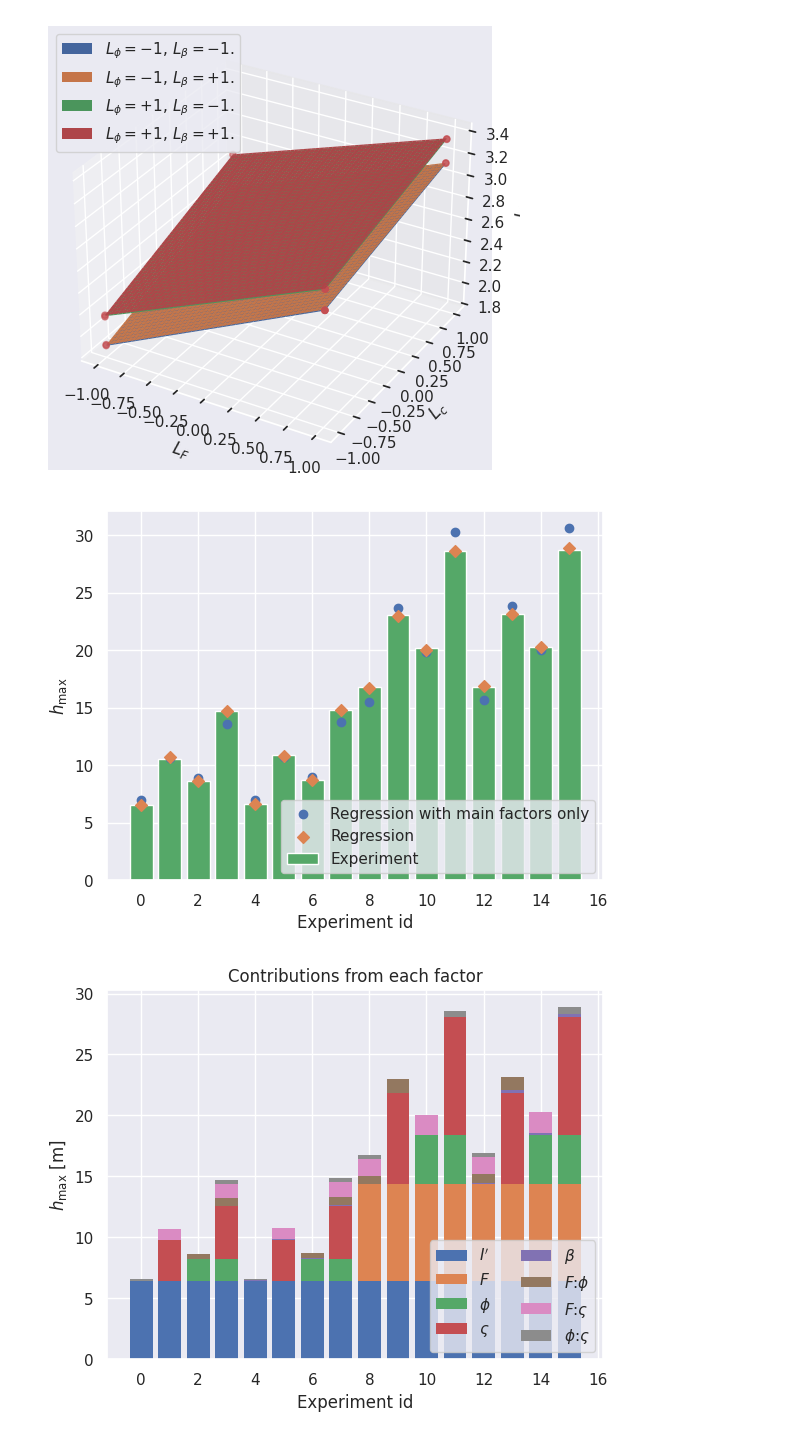
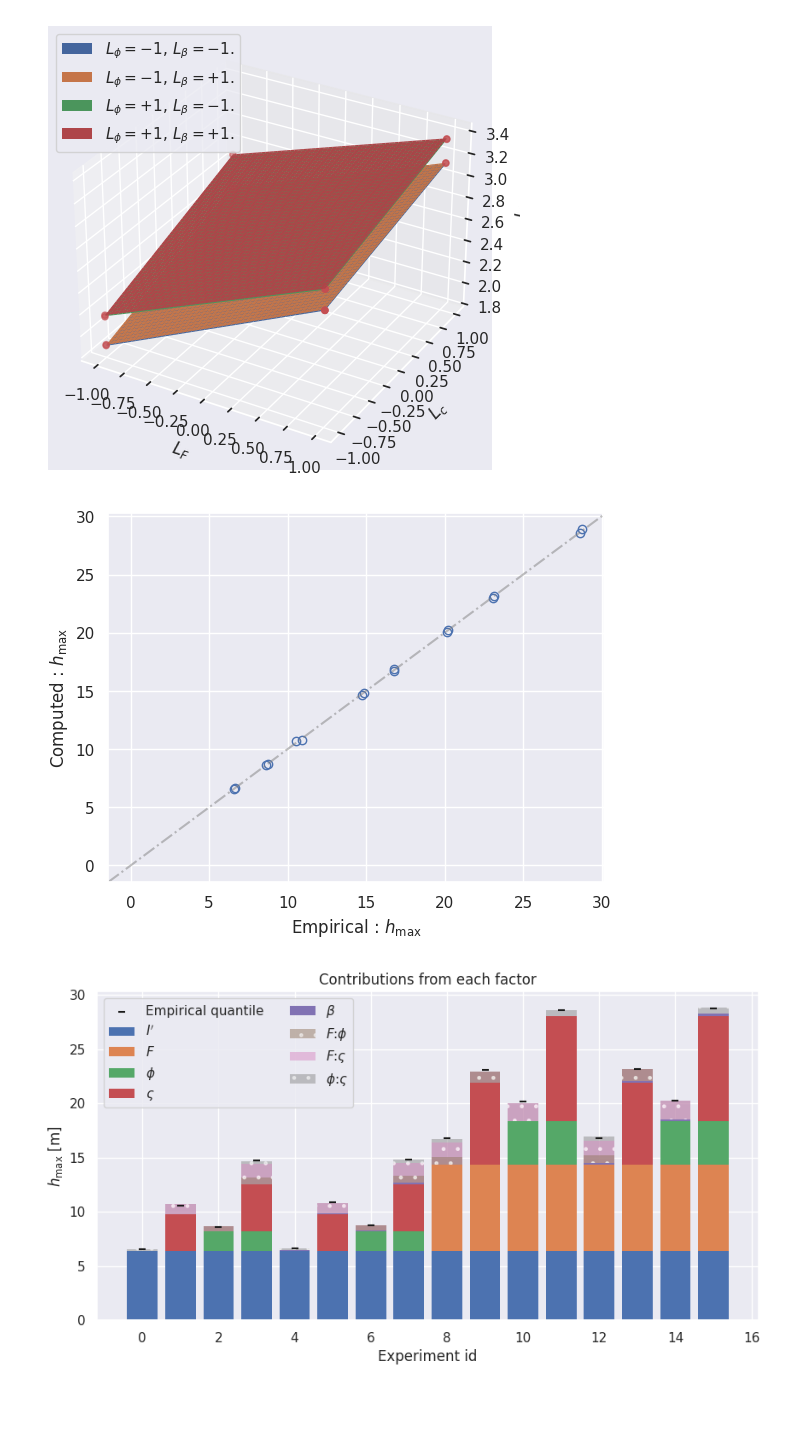
Before and after one commit to giboul/DoE_project, a Jupyter notebook: results_analysis_loglog.ipynb, the cells around one changed output. Drawn from its saved outputs; the diff is of its cells as text; code cells hidden in the pictures; blank space fills up the shorter version.

```diff
--- a/results_analysis_loglog.ipynb
+++ b/results_analysis_loglog.ipynb
@@ -230,41 +230,47 @@ plt.show()
 P = np.exp(regression()(**E))
 Pm = np.exp(regression_main_factors()(**E))
 
-xa = np.arange(E.shape[0])
-plt.scatter(xa, Pm, label="Regression with main factors only", zorder=2)
-plt.scatter(xa, P, marker="D", label="Regression", zorder=3)
-plt.bar(xa, R, label="Experiment", zorder=1)
-plt.legend(loc="lower right")
-plt.xlabel("Experiment id")
-plt.ylabel(r"$h_\mathrm{max}$")
+np.savetxt("out_loglog.txt", P)
+
+plt.plot(R, P, 'o', mec="C0", mfc="none")
+plt.axline((0, 0), slope=1, ls="-.", alpha=0.5, color="gray")
+plt.xlabel(r"Empirical : $h_\mathrm{max}$")
+plt.ylabel(r"Computed : $h_\mathrm{max}$")
 plt.show()
 # %% [output]
-[figure, old version]
+[figure, new version]
 # %%
 contributions = effects.values*M.values
 base_effect = contributions.min(axis=0)
 contributions -= base_effect
 base_effect = base_effect.sum()
 contributions = pd.DataFrame(contributions, columns=M.columns)
 labels = dict(I="$I$", F="$F$", p=r"$\phi$", c=r"$\varsigma$", b=r"$\beta$")
+
+plt.figure(figsize=(10, 5))
+xa = np.arange(R.size)
+plt.scatter(xa, R, zorder=2, label="Empirical quantile", marker="_", c="k")
 
 plt.bar(xa, np.exp(base_effect), label="$I'$", lw=0, zorder=2)
 for i, c in enumerate(M.columns[1:], start=1):
     label = "".join([labels.get(l, ":") for l in c])
     plt.bar(
         xa,
         np.exp(base_effect+contributions.values[:, :i+1].sum(axis=1)),
         label=label,
         lw=0,
-        zorder=2-i/len(M.columns)
+        zorder=2-i/len(M.columns),
+        alpha=0.5 if ":" in label else 1,
+        hatch="." if ":" in label else None
     )
 
 plt.title("Contributions from each factor")
 # plt.scatter(xa, R, zorder=1)
 plt.xlabel("Experiment id")
 plt.ylabel(r"$h_\mathrm{max}$ [m]")
-plt.legend(loc="lower right", ncols=2)
+plt.legend(loc="upper left", ncols=2)
+plt.savefig("contributions_loglog.pdf")
 plt.ylim(0, None)
 plt.show()
 # %% [output]
-[figure, old version]
+[figure, new version]
```
Also changed, not shown: parts of 3 cells of this notebook, 12 other files.
